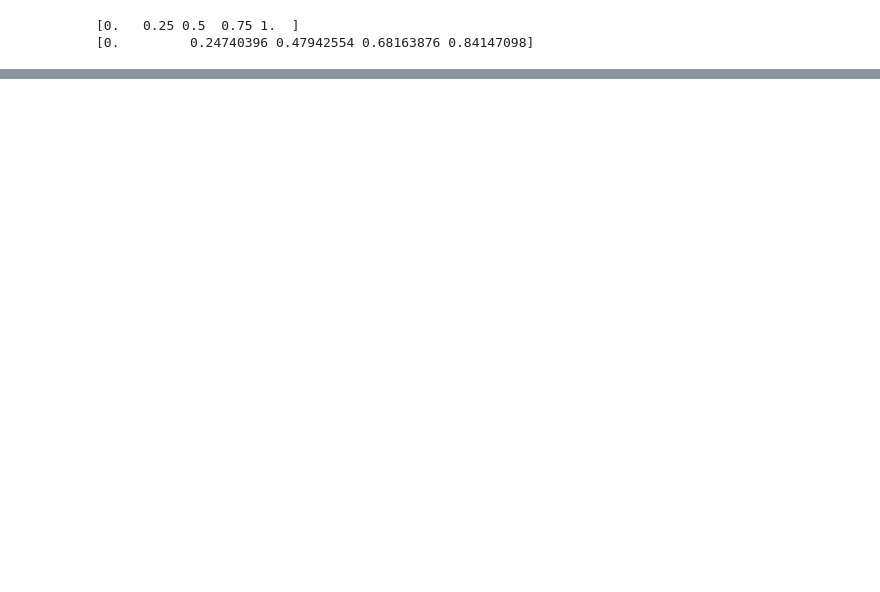
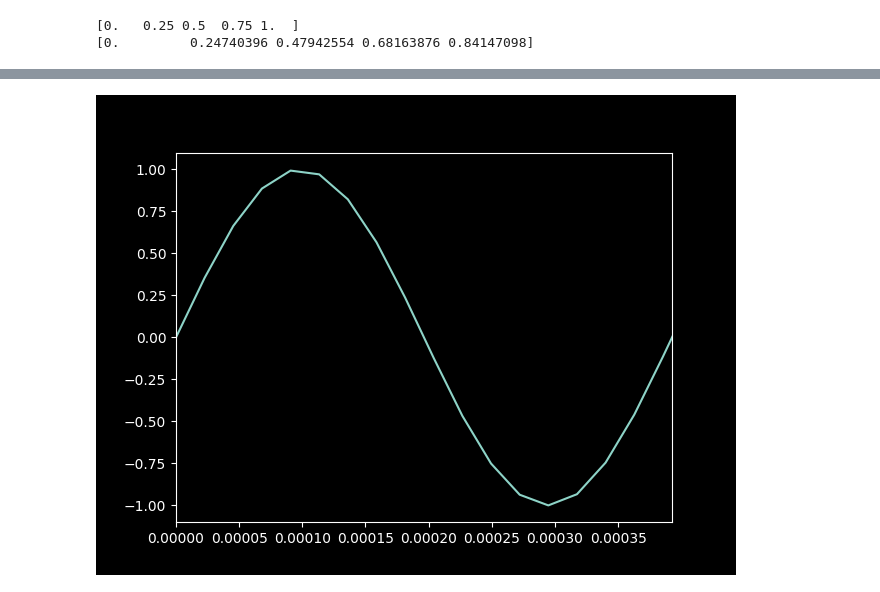
Before and after one commit to djn-hgs/fourier-intro, a Jupyter notebook: fourier_intro.ipynb, the cells around one changed output, grey strips where cells are left out. Cells and saved outputs as stored; diff of their text form; code cells hidden in the pictures; blank space fills up the shorter version.

```diff
--- a/fourier_intro.ipynb
+++ b/fourier_intro.ipynb
@@ -18,8 +18,8 @@ RATE = 44100
 DURATION = 5
 FREQUENCY = 16000
 
-xf = numpy.linspace(0, DURATION, RATE * DURATION)
-yf = numpy.sin(FREQUENCY * xf)
+xf = np.linspace(0, DURATION, RATE * DURATION)
+yf = np.sin(FREQUENCY * xf)
 
 fig, ax = plt.subplots()
 
@@ -32,3 +30,4 @@ plt.show()
+[figure, added]
 # %%
 p = pyaudio.PyAudio()
 
```
Also changed, not shown: parts of 10 cells of this notebook, 1 other file.
